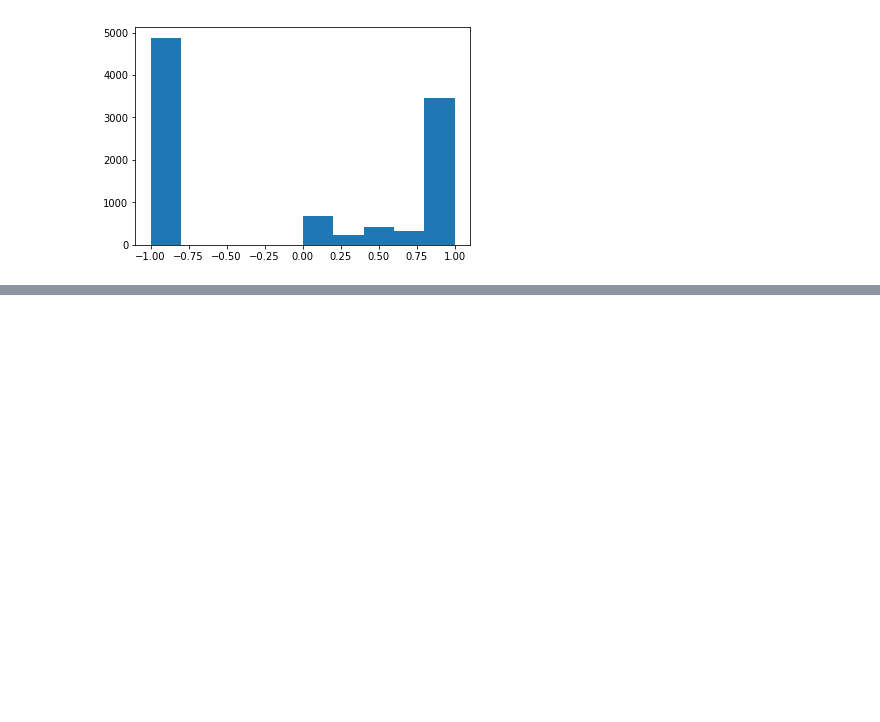
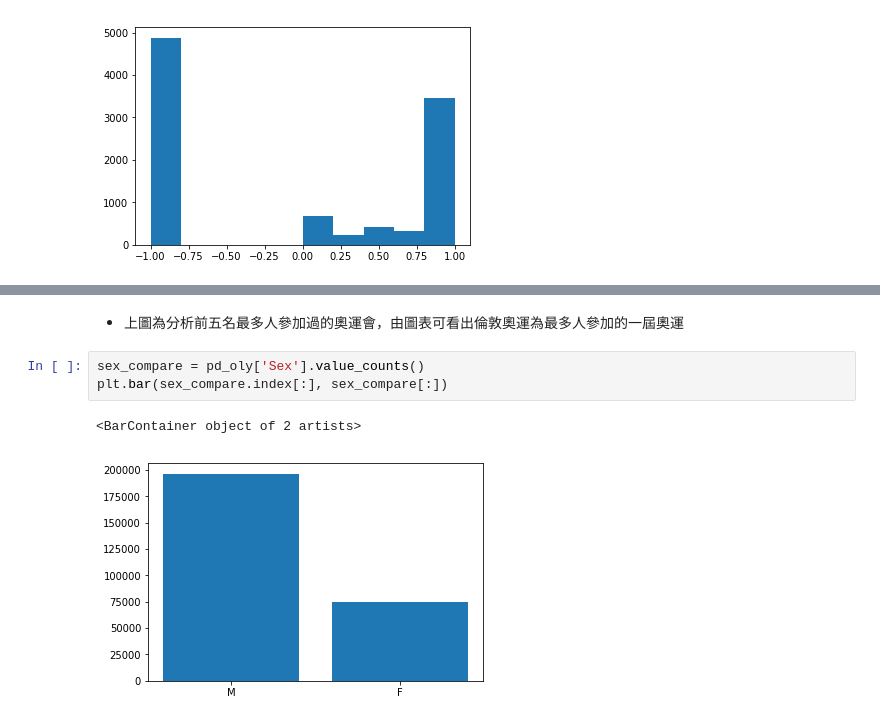
Before and after one commit to F74046496/FoDA_HW1, a Jupyter notebook: hw1.ipynb, the cells around one changed output, grey strips where cells are left out. Cells and saved outputs as stored; diff of their text form; blank space fills up the shorter version.

```diff
--- a/hw1.ipynb
+++ b/hw1.ipynb
@@ -147,0 +181,8 @@ plt.hist(list_HelpfulRatio)
+# %% [markdown]
+- 上圖為分析前五名最多人參加過的奧運會，由圖表可看出倫敦奧運為最多人參加的一屆奧運
+# %%
+sex_compare = pd_oly['Sex'].value_counts()
+plt.bar(sex_compare.index[:], sex_compare[:])
+# %% [output]
+<BarContainer object of 2 artists>
+[figure, added]
```
Also changed, not shown: parts of 17 cells of this notebook.
